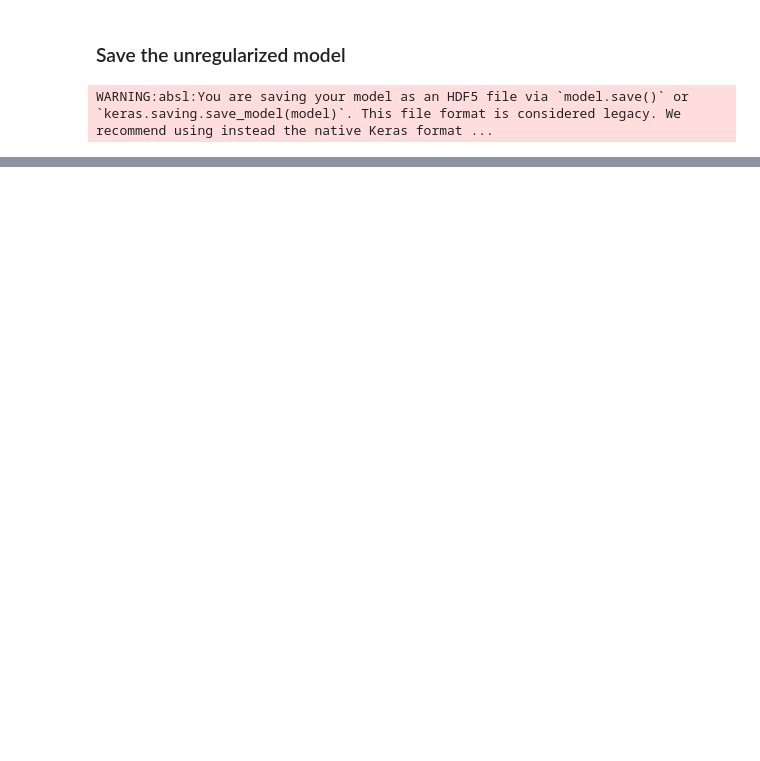
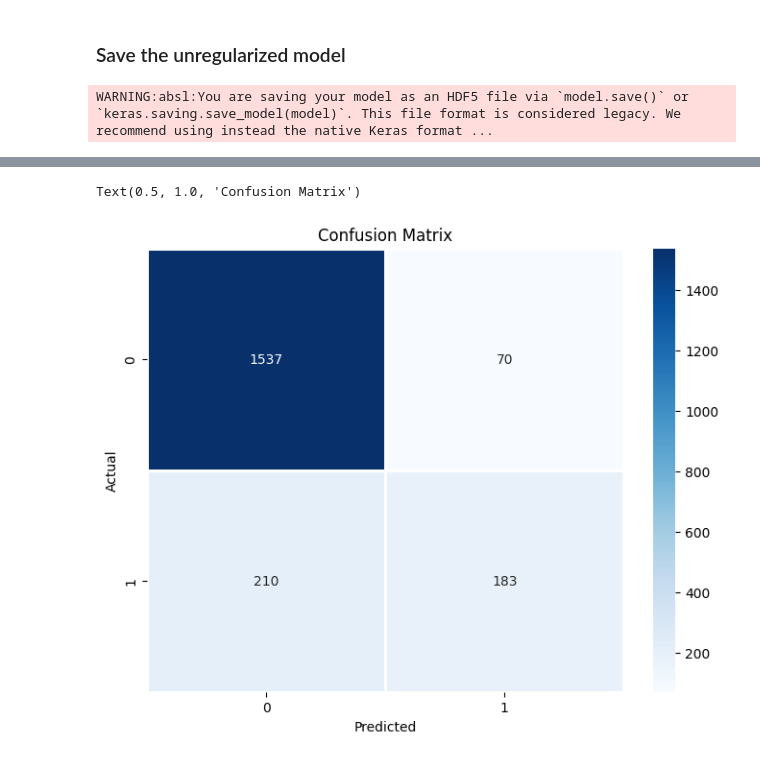
Before and after one commit to ZigaLarissa/unchurn, a Jupyter notebook: noteboke.ipynb, the cells around one changed output, grey strips where cells are left out. Drawn from its saved outputs; the diff is of its cells as text; code cells hidden in the pictures; blank space fills up the shorter version.

```diff
--- a/noteboke.ipynb
+++ b/noteboke.ipynb
@@ -362,0 +572,17 @@ WARNING:absl:You are saving your model as an HDF5 file via `model.save()` or `ke
+# %%
+# let's print the confusion matrix
+from sklearn.metrics import confusion_matrix
+
+# make predictions (time to use the test set :laughing:)
+y_pred = regularized_model.predict(X_test)
+y_pred = np.round(y_pred)
+
+# print the confusion matrix using seaborn
+cm = confusion_matrix(y_test, y_pred)
+
+plt.figure(figsize=(8, 6))
+sns.heatmap(cm, annot=True, cmap='Blues', fmt = "g", linewidths=2)
+plt.xlabel('Predicted')
+plt.ylabel('Actual')
+plt.title('Confusion Matrix')
+# %% [output]
@@ -362,0 +590,2 @@ WARNING:absl:You are saving your model as an HDF5 file via `model.save()` or `ke
+Text(0.5, 1.0, 'Confusion Matrix')
+[figure, added]
```
Also changed, not shown: parts of 19 cells of this notebook, 3 other files.
